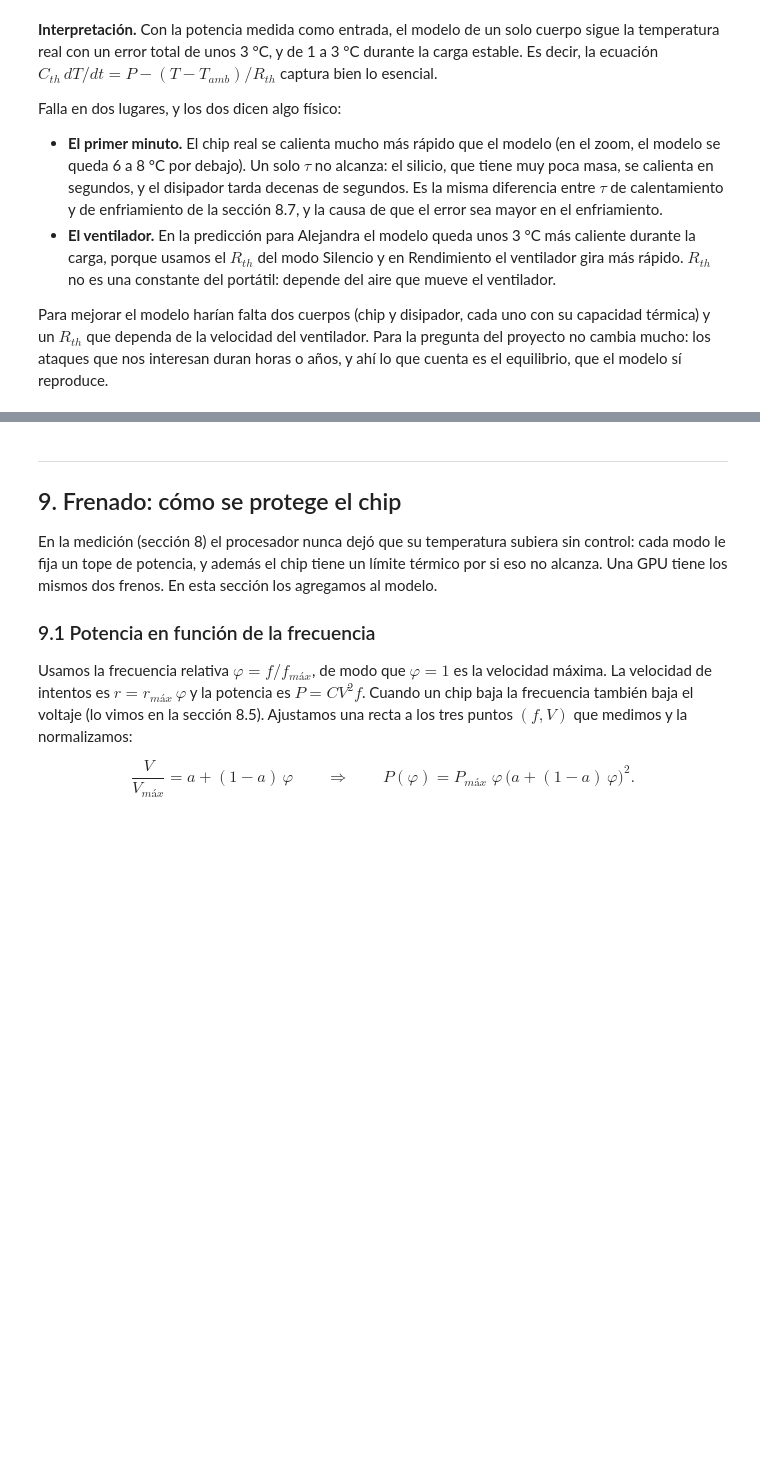
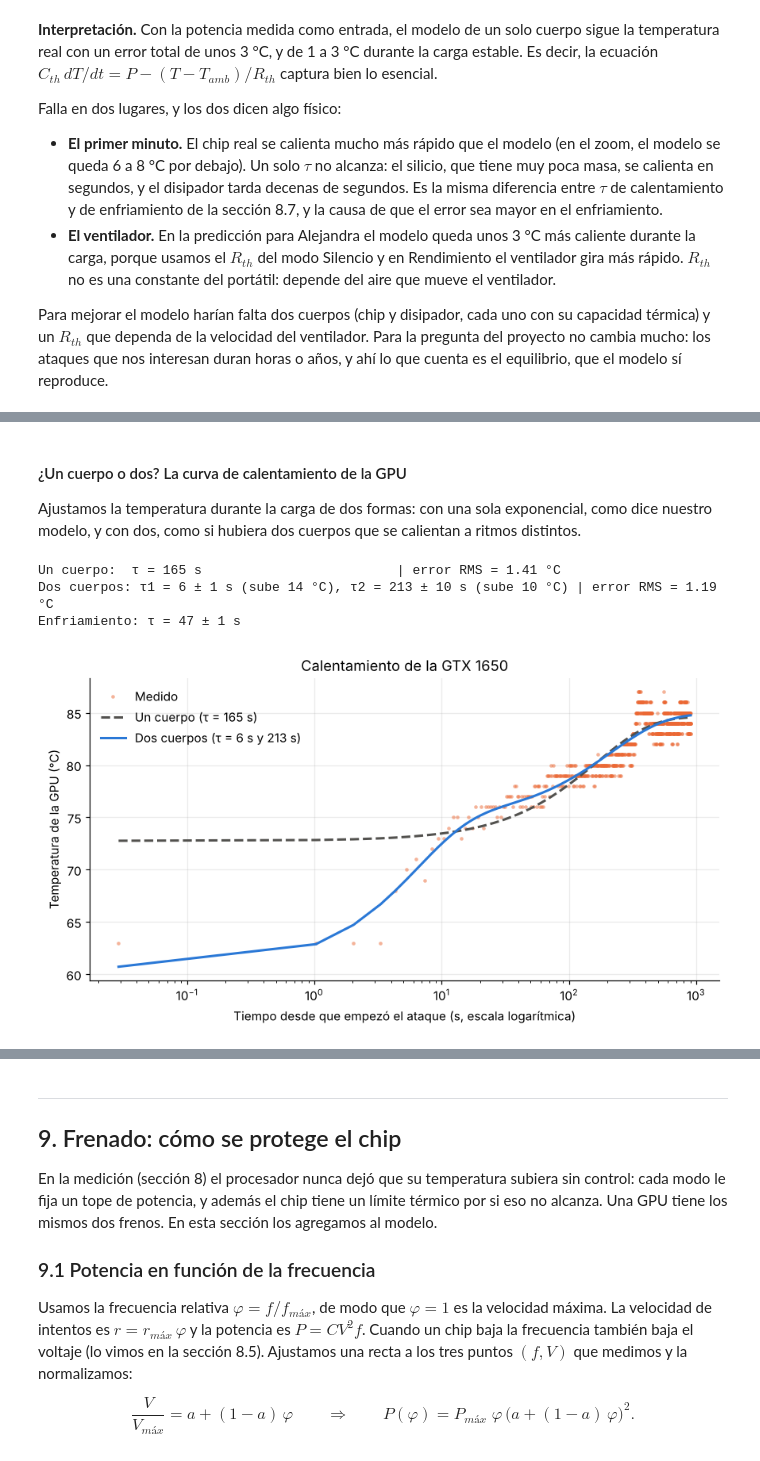
Before and after one commit to Byrojito/Proyecto_f-sicaA, a Jupyter notebook: proyecto.ipynb, the cells around one changed output, grey strips where cells are left out. Drawn from its saved outputs; the diff is of its cells as text; code cells hidden in the pictures; blank space fills up the shorter version.

```diff
--- a/proyecto.ipynb
+++ b/proyecto.ipynb
@@ -760,0 +825,42 @@ Para mejorar el modelo harían falta dos cuerpos (chip y disipador, cada uno con
+# %% [markdown]
+#### ¿Un cuerpo o dos? La curva de calentamiento de la GPU
+
+Ajustamos la temperatura durante la carga de dos formas: con una sola exponencial, como dice nuestro modelo, y con dos, como si hubiera dos cuerpos que se calientan a ritmos distintos.
+# %%
+m = gpu["carga"] & (gpu["t"] >= 4)              # desde que hashcat empezó a atacar
+t_c, T_c = gpu["t"][m] - 4, gpu["T"][m]
+
+def dos_exponenciales(t, T_inf, A1, tau1, A2, tau2):
+    return T_inf - A1 * np.exp(-t / tau1) - A2 * np.exp(-t / tau2)
+
+p1, _ = curve_fit(calentamiento, t_c, T_c, p0=[80, 20, 100])
+p2, cov2 = curve_fit(dos_exponenciales, t_c, T_c, p0=[80, 10, 5, 10, 150], maxfev=20000)
+err2 = np.sqrt(np.diag(cov2))
+rms1 = np.sqrt(np.mean((calentamiento(t_c, *p1) - T_c)**2))
+rms2 = np.sqrt(np.mean((dos_exponenciales(t_c, *p2) - T_c)**2))
+print(f"Un cuerpo:  τ = {p1[2]:.0f} s                         | error RMS = {rms1:.2f} °C")
+print(f"Dos cuerpos: τ1 = {p2[2]:.0f} ± {err2[2]:.0f} s (sube {p2[1]:.0f} °C), "
+      f"τ2 = {p2[4]:.0f} ± {err2[4]:.0f} s (sube {p2[3]:.0f} °C) | error RMS = {rms2:.2f} °C")
+
+i0 = np.argmax((gpu["t"] > fin_gpu) & (gpu["P"] < 10))
+(_, _, tau_enf_gpu), cov_e = curve_fit(enfriamiento, gpu["t"][i0:] - gpu["t"][i0], gpu["T"][i0:], p0=[50, 10, 60])
+print(f"Enfriamiento: τ = {tau_enf_gpu:.0f} ± {np.sqrt(cov_e[2, 2]):.0f} s")
+
+fig, ax = plt.subplots()
+ax.plot(t_c, T_c, "o", color=NARANJA, ms=3, alpha=0.5, mec="none", label="Medido")
+ax.plot(t_c, calentamiento(t_c, *p1), color=GRIS, lw=2, ls="--", label=f"Un cuerpo (τ = {p1[2]:.0f} s)")
+ax.plot(t_c, dos_exponenciales(t_c, *p2), color=AZUL, lw=2,
+        label=f"Dos cuerpos (τ = {p2[2]:.0f} s y {p2[4]:.0f} s)")
+ax.set_xscale("log")
+ax.set_xlabel("Tiempo desde que empezó el ataque (s, escala logarítmica)")
+ax.set_ylabel("Temperatura de la GPU (°C)")
+ax.set_title("Calentamiento de la GTX 1650")
+ax.legend(loc="upper left")
+fig.tight_layout()
+fig.savefig("figuras/gpu_calentamiento.png", dpi=200)
+plt.show()
+# %% [output]
+Un cuerpo:  τ = 165 s                         | error RMS = 1.41 °C
+Dos cuerpos: τ1 = 6 ± 1 s (sube 14 °C), τ2 = 213 ± 10 s (sube 10 °C) | error RMS = 1.19 °C
+Enfriamiento: τ = 47 ± 1 s
+[figure, added]
```
Also changed, not shown: parts of 7 cells of this notebook, 8 other files.
